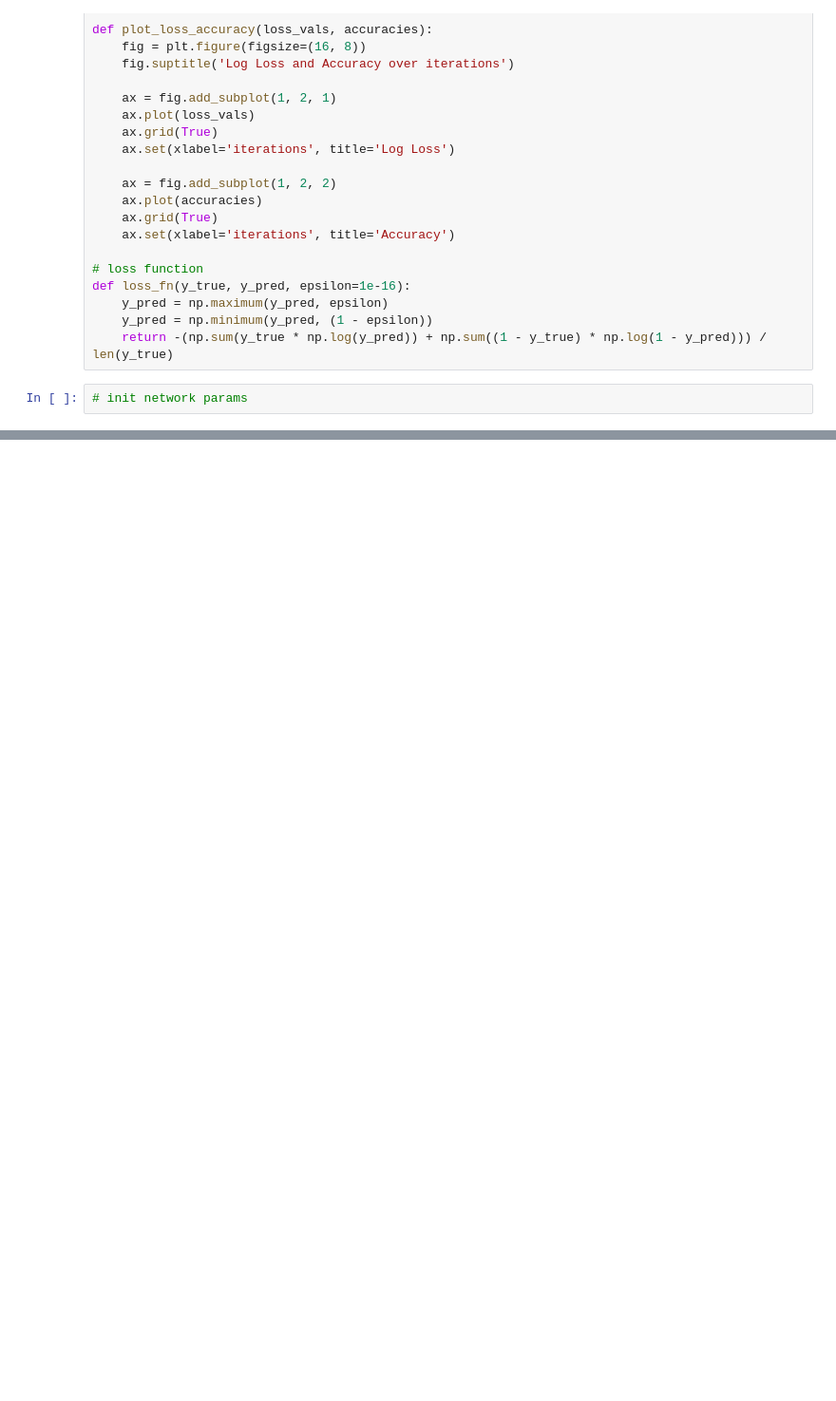
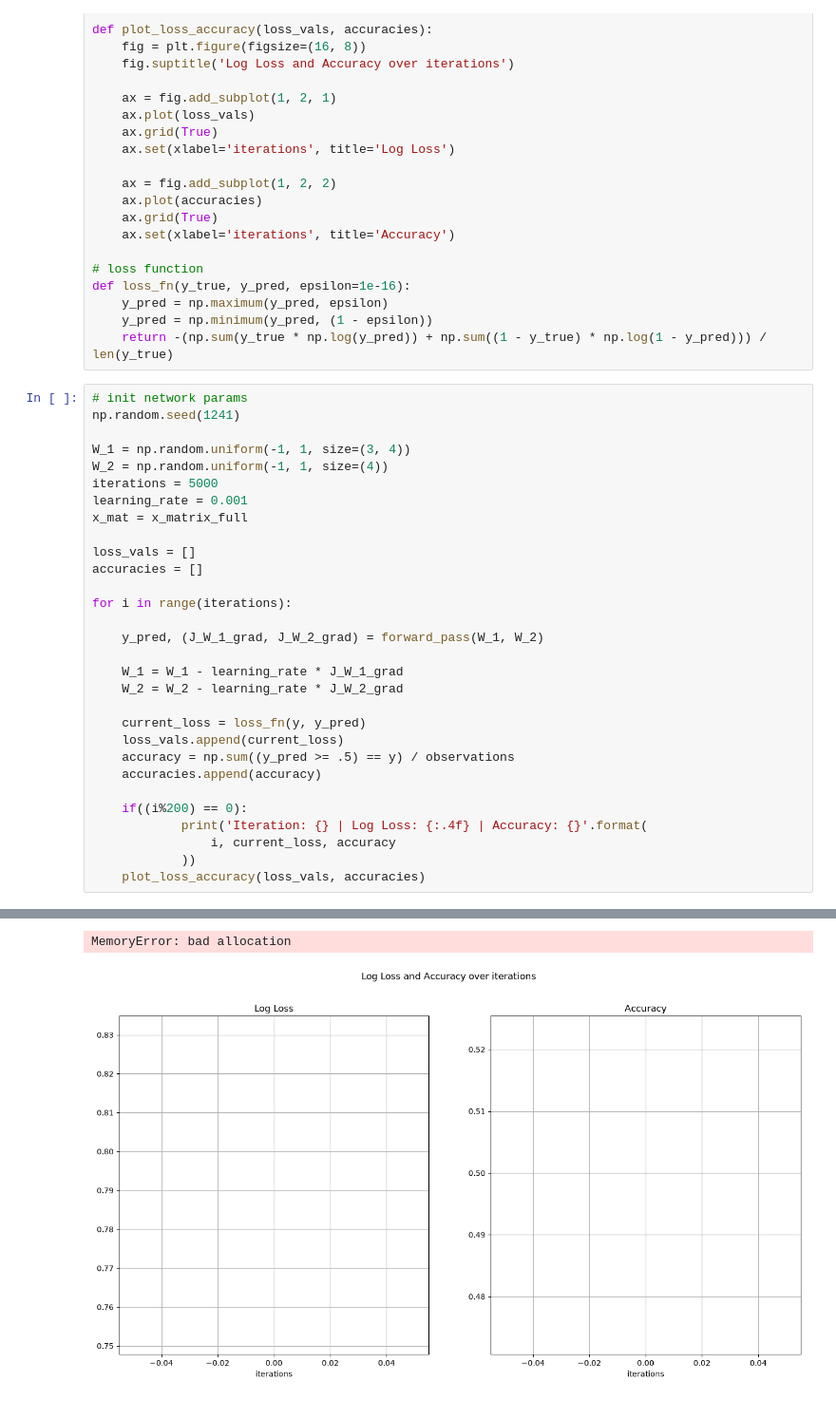
Before and after one commit to leiandrei/deep-learning-ibm, a Jupyter notebook: notebooks/Optimizations/Backpropagation.ipynb, the cells around one changed output, grey strips where cells are left out. Shown at 95% size. Saved outputs shown, nothing was run; the diff lists cells and outputs as text; blank space fills up the shorter version.

```diff
--- a/notebooks/Optimizations/Backpropagation.ipynb
+++ b/notebooks/Optimizations/Backpropagation.ipynb
@@ -79,3 +79,32 @@ def loss_fn(y_true, y_pred, epsilon=1e-16):
     return -(np.sum(y_true * np.log(y_pred)) + np.sum((1 - y_true) * np.log(1 - y_pred))) / len(y_true)
 # %%
 # init network params
+np.random.seed(1241)
+
+W_1 = np.random.uniform(-1, 1, size=(3, 4))
+W_2 = np.random.uniform(-1, 1, size=(4))
+iterations = 5000
+learning_rate = 0.001
+x_mat = x_matrix_full
+
+loss_vals = []
+accuracies = []
+
+for i in range(iterations):
+
+    y_pred, (J_W_1_grad, J_W_2_grad) = forward_pass(W_1, W_2)
+
+    W_1 = W_1 - learning_rate * J_W_1_grad
+    W_2 = W_2 - learning_rate * J_W_2_grad
+
+    current_loss = loss_fn(y, y_pred)
+    loss_vals.append(current_loss)
+    accuracy = np.sum((y_pred >= .5) == y) / observations
+    accuracies.append(accuracy)
+
+    if((i%200) == 0):
+            print('Iteration: {} | Log Loss: {:.4f} | Accuracy: {}'.format(
+                i, current_loss, accuracy
+            ))
+    plot_loss_accuracy(loss_vals, accuracies)
+# %% [output]
@@ -81,0 +129,2 @@ def loss_fn(y_true, y_pred, epsilon=1e-16):
+MemoryError: bad allocation
+[figure, added]
```
Also changed, not shown: parts of 3 cells of this notebook, 5 other files.
